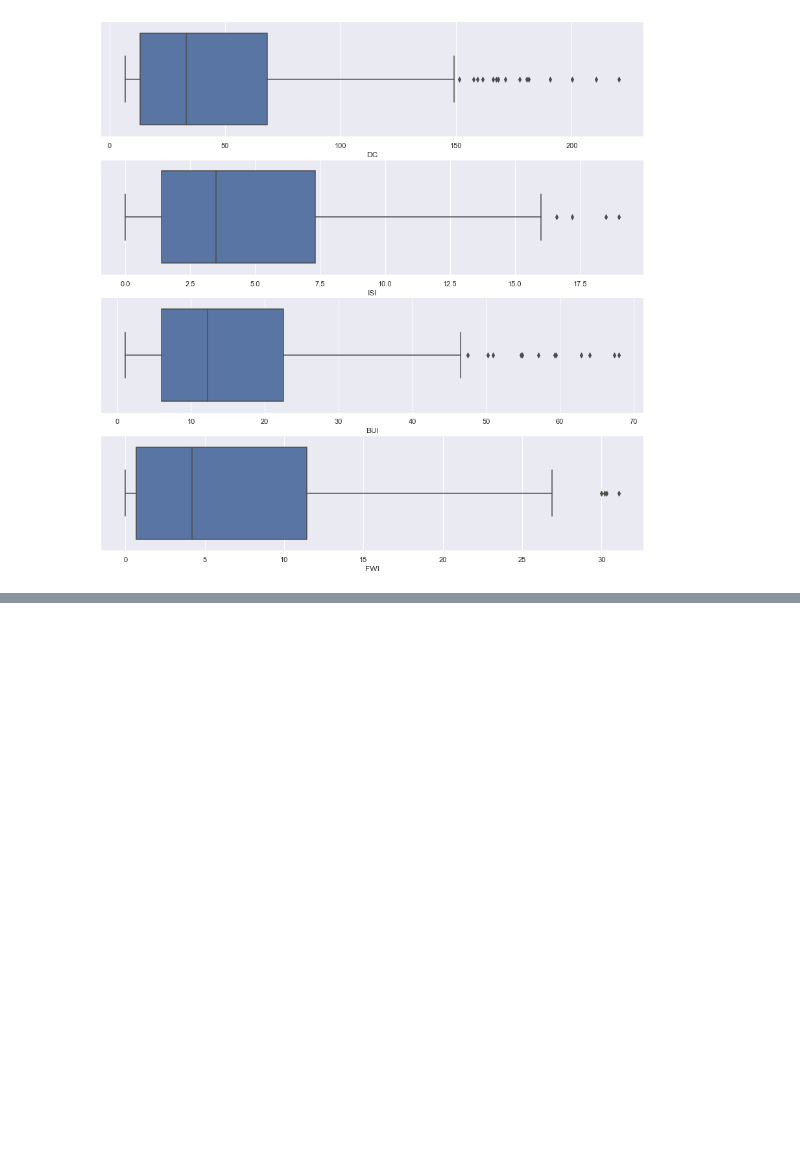
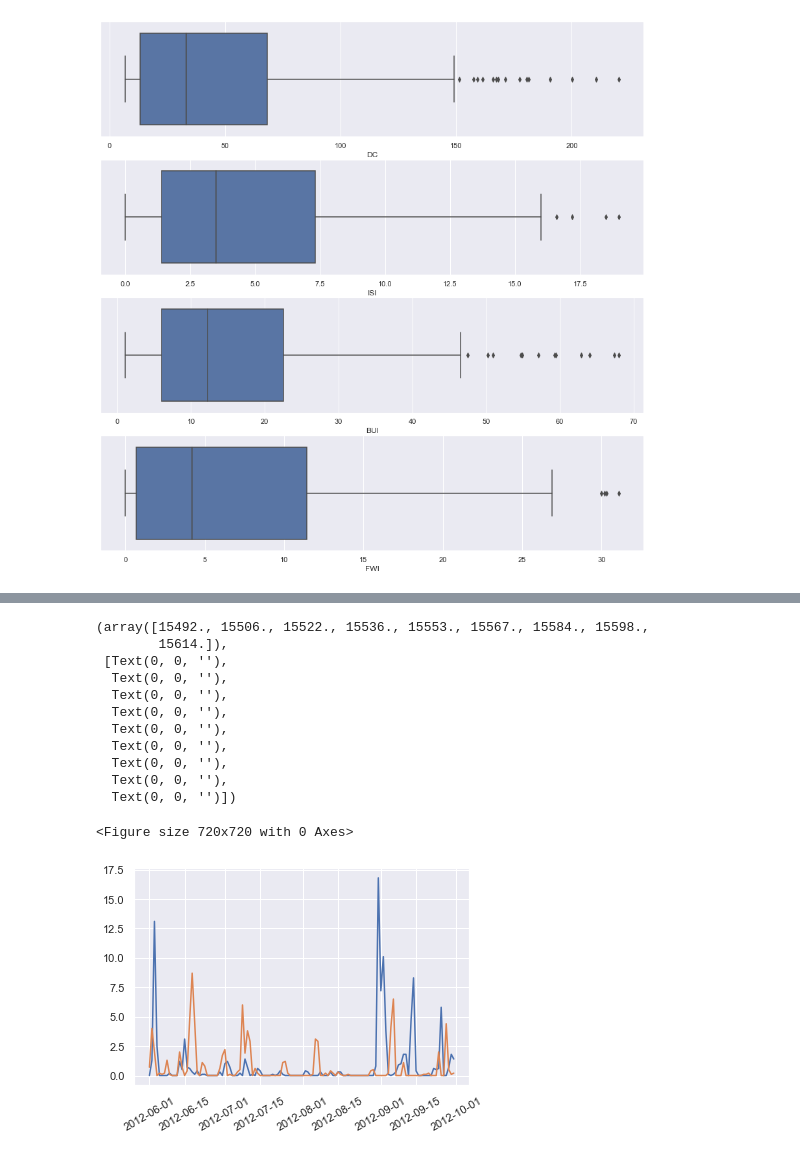
Before and after one commit to sreeman-11021996/iNeuron_Ass, a Jupyter notebook: 00. Assignments/home-work/05. End-to-End 29-05-2022/Algerian Forest Fires ML.ipynb, the cells around one changed output, grey strips where cells are left out. Cells and saved outputs as stored; diff of their text form; code cells hidden in the pictures; blank space fills up the shorter version.

```diff
--- a/00. Assignments/home-work/05. End-to-End 29-05-2022/Algerian Forest Fires ML.ipynb
+++ b/00. Assignments/home-work/05. End-to-End 29-05-2022/Algerian Forest Fires ML.ipynb
@@ -483,0 +524,2 @@ From the above three plots we can observe the following:
+# %%
+df_test = df.copy()
@@ -483,0 +589,22 @@ From the above three plots we can observe the following:
+# %%
+# Temporal graphs for each region
+plt.figure(figsize=(10,10))
+fig, axes = plt.subplots()
+axes.plot(df_test["rain"][df_test["region"] == df_test["region"].unique()[0]])
+axes.plot(df_test["rain"][df_test["region"] == df_test["region"].unique()[1]])
+#axes.xlabel("date")
+plt.xticks(rotation=30)
+# %% [output]
+(array([15492., 15506., 15522., 15536., 15553., 15567., 15584., 15598.,
+        15614.]),
+ [Text(0, 0, ''),
+  Text(0, 0, ''),
+  Text(0, 0, ''),
+  Text(0, 0, ''),
+  Text(0, 0, ''),
+  Text(0, 0, ''),
+  Text(0, 0, ''),
+  Text(0, 0, ''),
+  Text(0, 0, '')])
+<Figure size 720x720 with 0 Axes>
+[figure, added]
```
Also changed, not shown: parts of 24 cells of this notebook.
